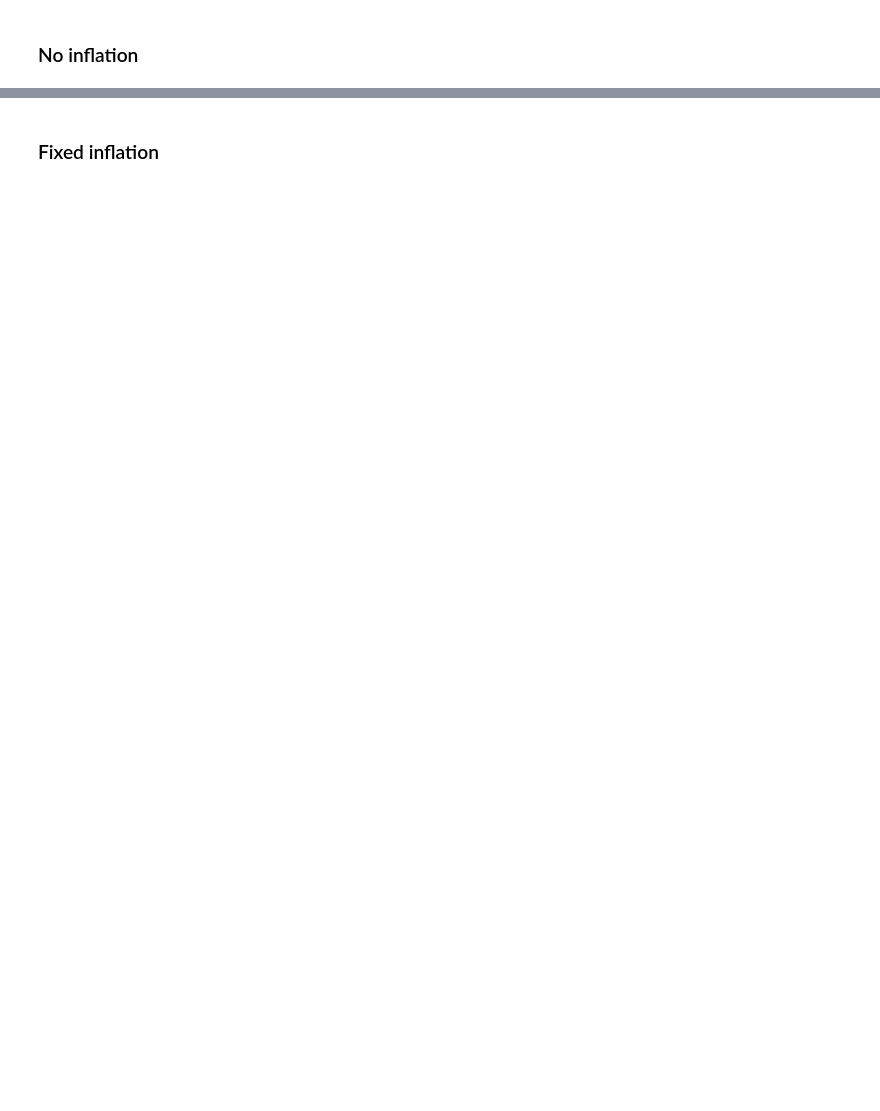
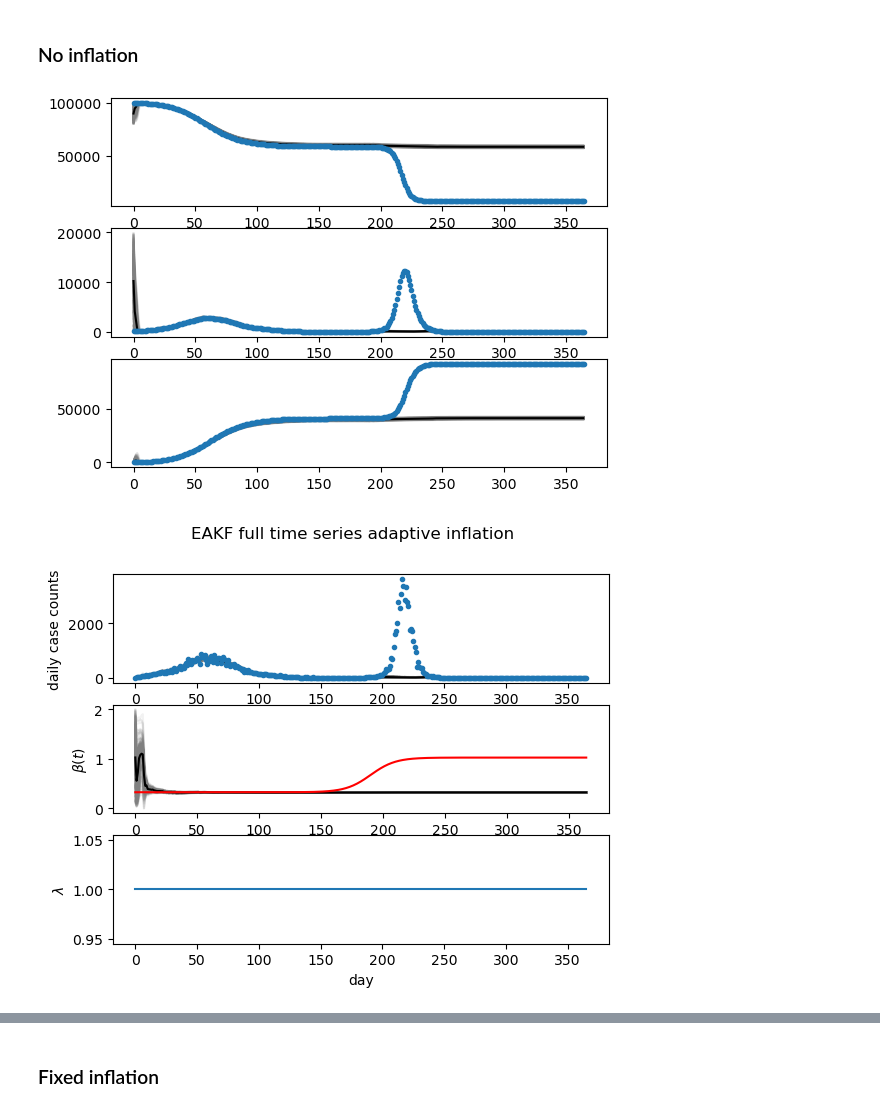
Before and after one commit to hwunrow/epykalman, a Jupyter notebook: sandbox/adaptive_inflation.ipynb, the cells around one changed output, grey strips where cells are left out. Drawn from its saved outputs; the diff is of its cells as text; code cells hidden in the pictures; blank space fills up the shorter version.

```diff
--- a/sandbox/adaptive_inflation.ipynb
+++ b/sandbox/adaptive_inflation.ipynb
@@ -214,25 +147,10 @@ TypeError: Cannot cast array data from dtype('float64') to dtype('int64') accord
 # %% [markdown]
 ### No inflation
 # %%
-kf_fixed = eakf.EnsembleAdjustmentKalmanFilter(model, m=300)
-
-from numpy.random import uniform
-
-prior = {
-    'beta':{
-        'dist': uniform,
-        'args':{
-            'low': 0.1,
-            'high': 2.,
-        }
-    },
-    't_I':{
-        'dist': "constant",
-        # 'args':{
-        #     'lower': 1.,
-        #     'upper': 12.,
-        # }
-    },
-}
-
-kf_fixed.filter(prior)
+kf_no = eakf.EnsembleAdjustmentKalmanFilter(model, m=300)
+kf_no.filter(prior, inf_method="none")
+# %%
+kf_no.plot_posterior()
+# %% [output]
+[figure, added]
+[figure, added]
```
Also changed, not shown: parts of 21 cells of this notebook.
